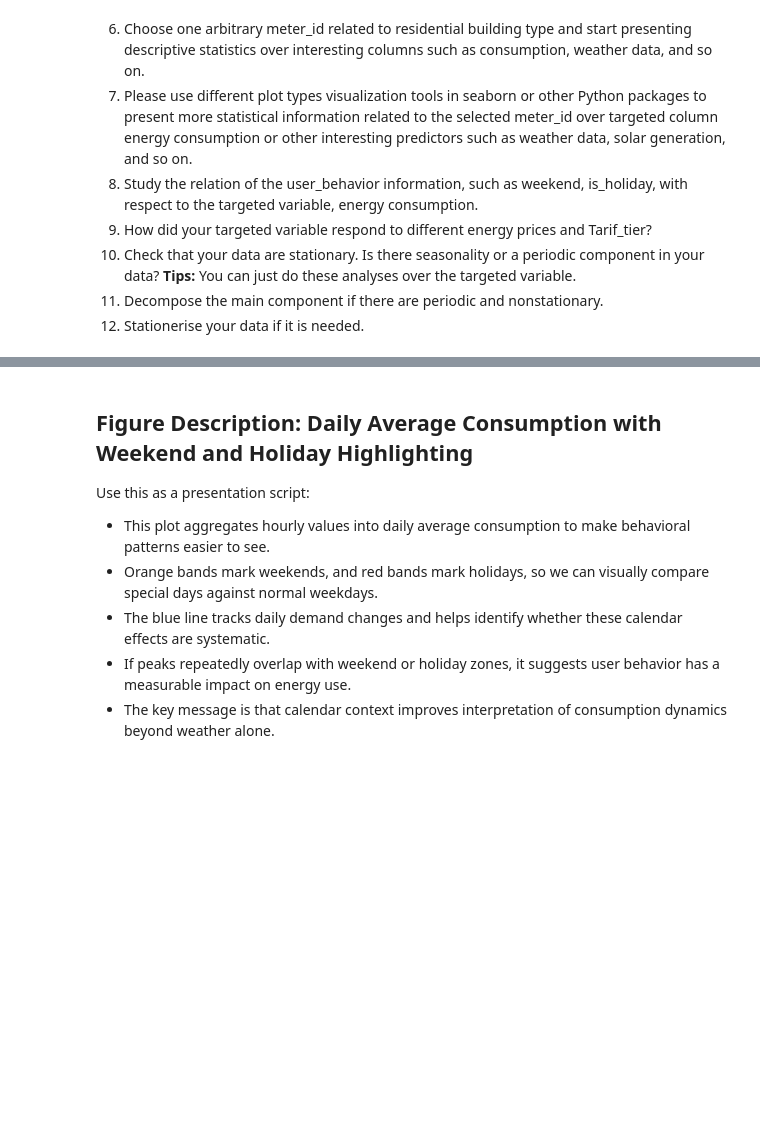
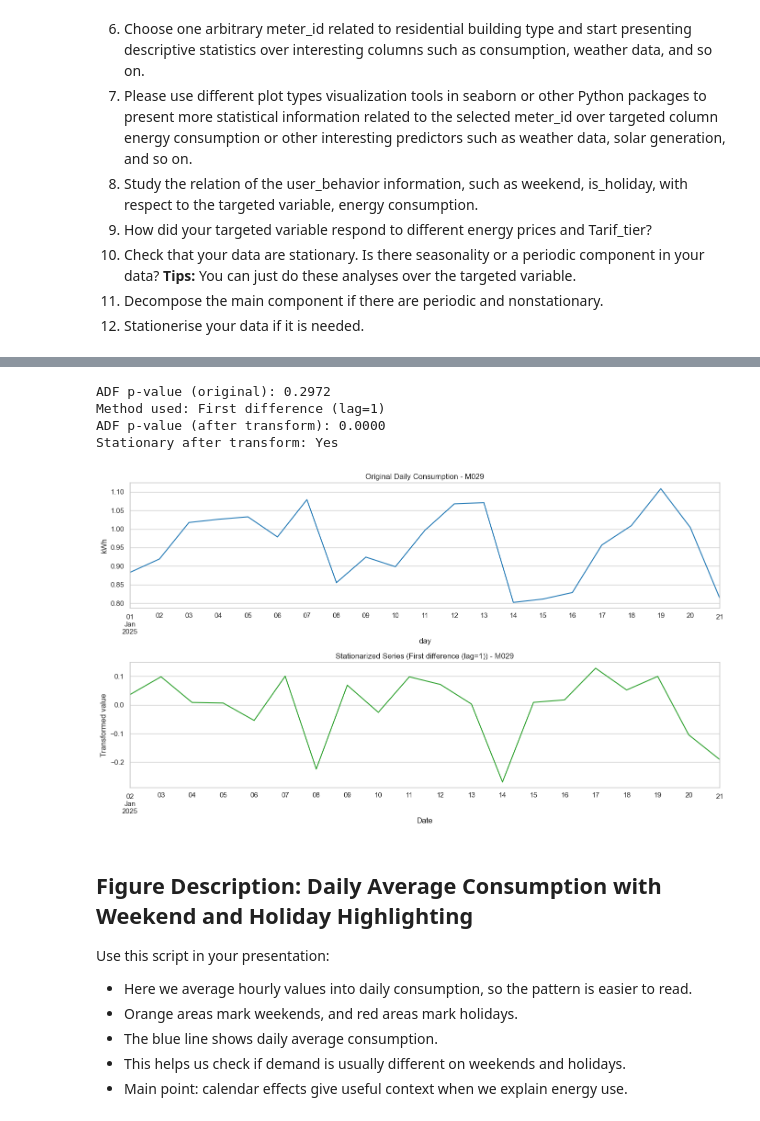
Before and after one commit to tersor/dat803, a Jupyter notebook: oppgave-02/Assigenment2.ipynb, the cells around one changed output, grey strips where cells are left out. Saved outputs shown, nothing was run; the diff lists cells and outputs as text; code cells hidden in the pictures; blank space fills up the shorter version.

```diff
--- a/oppgave-02/Assigenment2.ipynb
+++ b/oppgave-02/Assigenment2.ipynb
@@ -353,15 +362,60 @@ ADF p-value: 0.2972
 Periodic component present: Yes
 Nonstationary series: Yes
+# %%
+# 12) Stationarize the target series if needed
+from statsmodels.tsa.stattools import adfuller
+
+# Start from daily target series created earlier
+series_original = main_daily.dropna().copy()
+
+# ADF test before transformation
+adf_before = adfuller(series_original)[1]
+print(f"ADF p-value (original): {adf_before:.4f}")
+
+# Step 1: first difference
+series_stationary = series_original.diff().dropna()
+method_used = "First difference (lag=1)"
+adf_after = adfuller(series_stationary)[1]
+
+# Step 2: if still not stationary, use seasonal differencing (weekly)
+if adf_after > 0.05:
+    series_stationary = series_original.diff(7).dropna()
+    method_used = "Seasonal difference (lag=7)"
+    adf_after = adfuller(series_stationary)[1]
+
+print(f"Method used: {method_used}")
+print(f"ADF p-value (after transform): {adf_after:.4f}")
+print(f"Stationary after transform: {'Yes' if adf_after <= 0.05 else 'No'}")
+
+# Plot before vs after transformation
+fig, axes = plt.subplots(2, 1, figsize=(14, 8), sharex=False)
+series_original.plot(ax=axes[0], color="tab:blue")
+axes[0].set_title(f"Original Daily Consumption - {selected_meter_id}")
+axes[0].set_ylabel("kWh")
+
+series_stationary.plot(ax=axes[1], color="tab:green")
+axes[1].set_title(f"Stationarized Series ({method_used}) - {selected_meter_id}")
+axes[1].set_ylabel("Transformed value")
+axes[1].set_xlabel("Date")
+
+plt.tight_layout()
+plt.show()
+# %% [output]
+ADF p-value (original): 0.2972
+Method used: First difference (lag=1)
+ADF p-value (after transform): 0.0000
+Stationary after transform: Yes
+[figure, added]
 # %% [markdown]
 ## Figure Description: Daily Average Consumption with Weekend and Holiday Highlighting
 
-Use this as a presentation script:
+Use this script in your presentation:
 
-- This plot aggregates hourly values into daily average consumption to make behavioral patterns easier to see.
-- Orange bands mark weekends, and red bands mark holidays, so we can visually compare special days against normal weekdays.
-- The blue line tracks daily demand changes and helps identify whether these calendar effects are systematic.
-- If peaks repeatedly overlap with weekend or holiday zones, it suggests user behavior has a measurable impact on energy use.
-- The key message is that calendar context improves interpretation of consumption dynamics beyond weather alone.
+- Here we average hourly values into daily consumption, so the pattern is easier to read.
+- Orange areas mark weekends, and red areas mark holidays.
+- The blue line shows daily average consumption.
+- This helps us check if demand is usually different on weekends and holidays.
+- Main point: calendar effects give useful context when we explain energy use.
 # %%
 # TODO: Check if we want to use this
 
```
Also changed, not shown: parts of 9 cells of this notebook, 1 other file.
